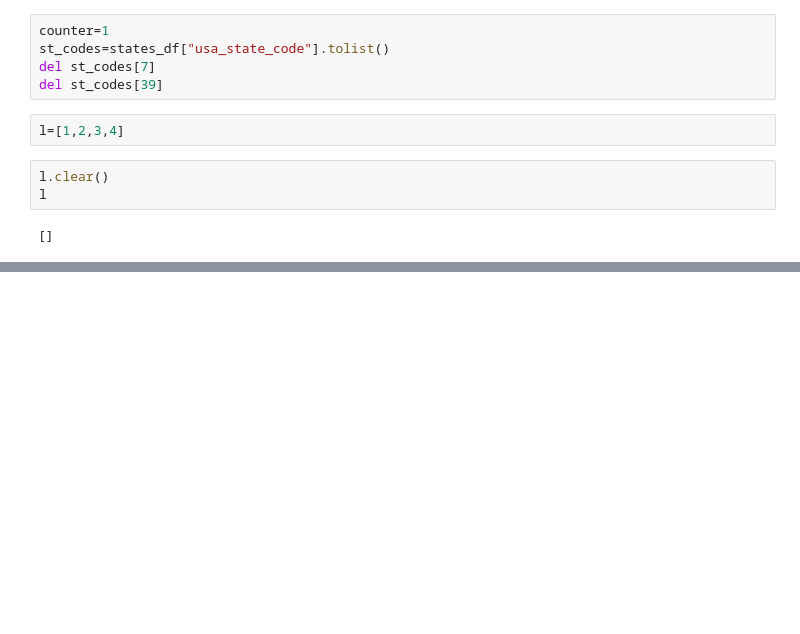
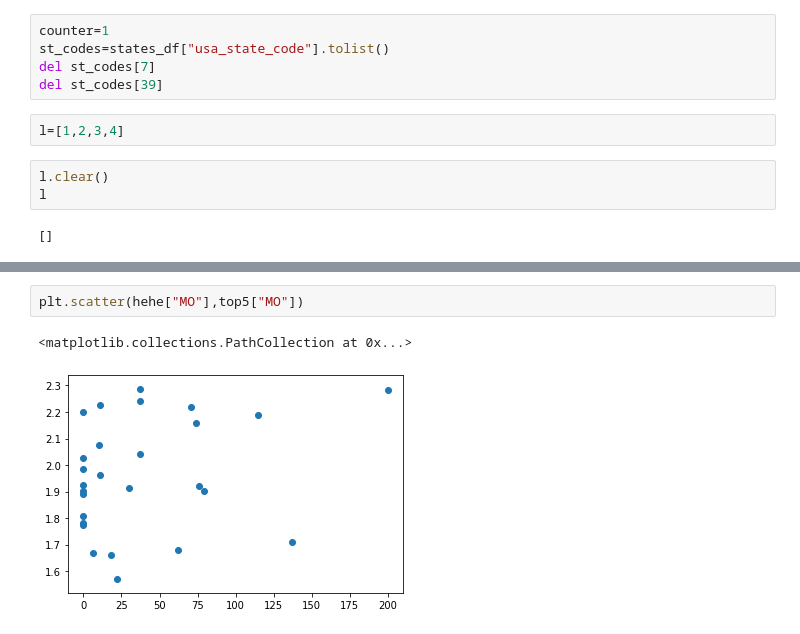
Before and after one commit to rharless99/NaturalDisaster, a Jupyter notebook: Taylor.ipynb, the cells around one changed output, grey strips where cells are left out. Drawn from its saved outputs; the diff is of its cells as text; blank space fills up the shorter version.

```diff
--- a/Taylor.ipynb
+++ b/Taylor.ipynb
@@ -205,0 +263,5 @@ tester_df.to_csv("gas_price_state_year_inflated.csv")
+# %%
+plt.scatter(hehe["MO"],top5["MO"])
+# %% [output]
+<matplotlib.collections.PathCollection at 0x...>
+[figure, added]
```
Also changed, not shown: parts of 13 cells of this notebook, 7 other files.
